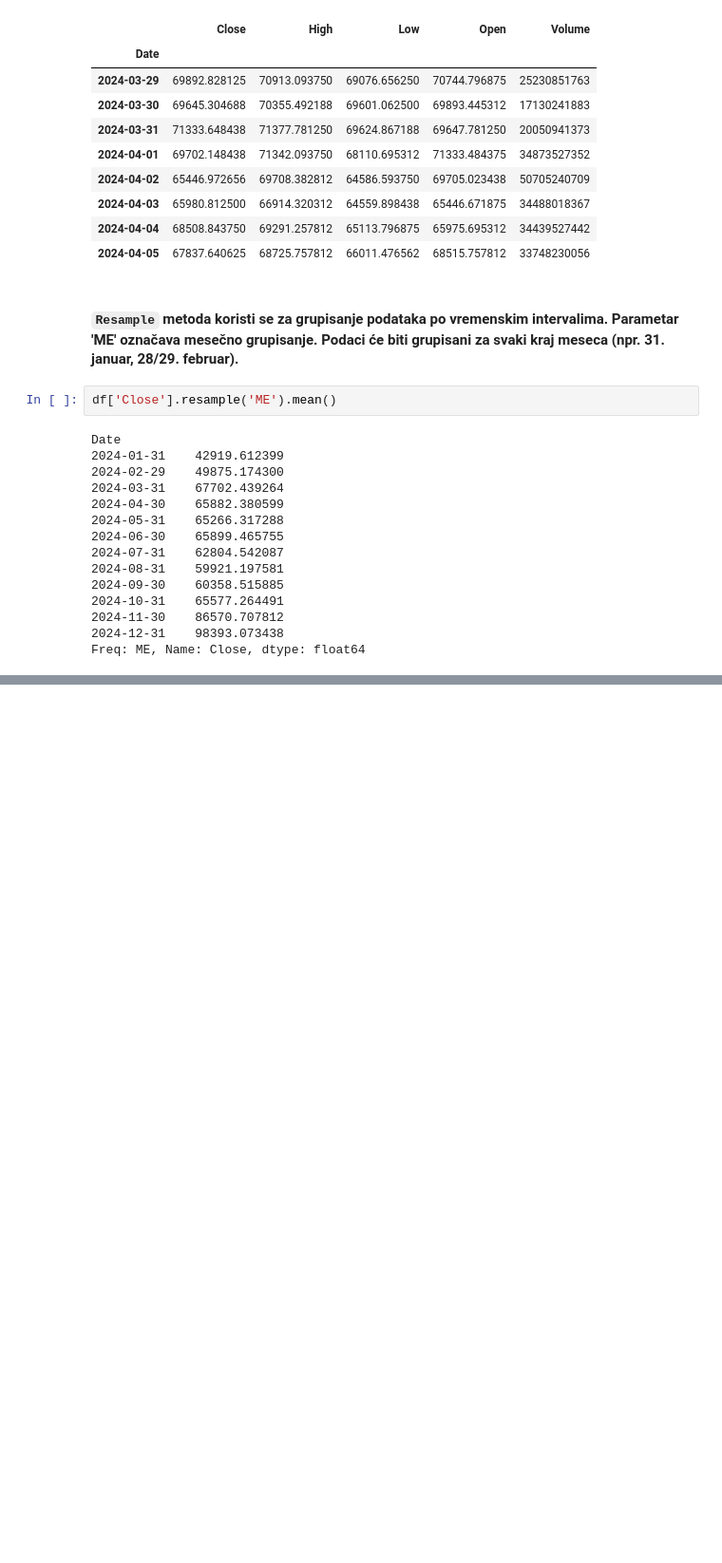
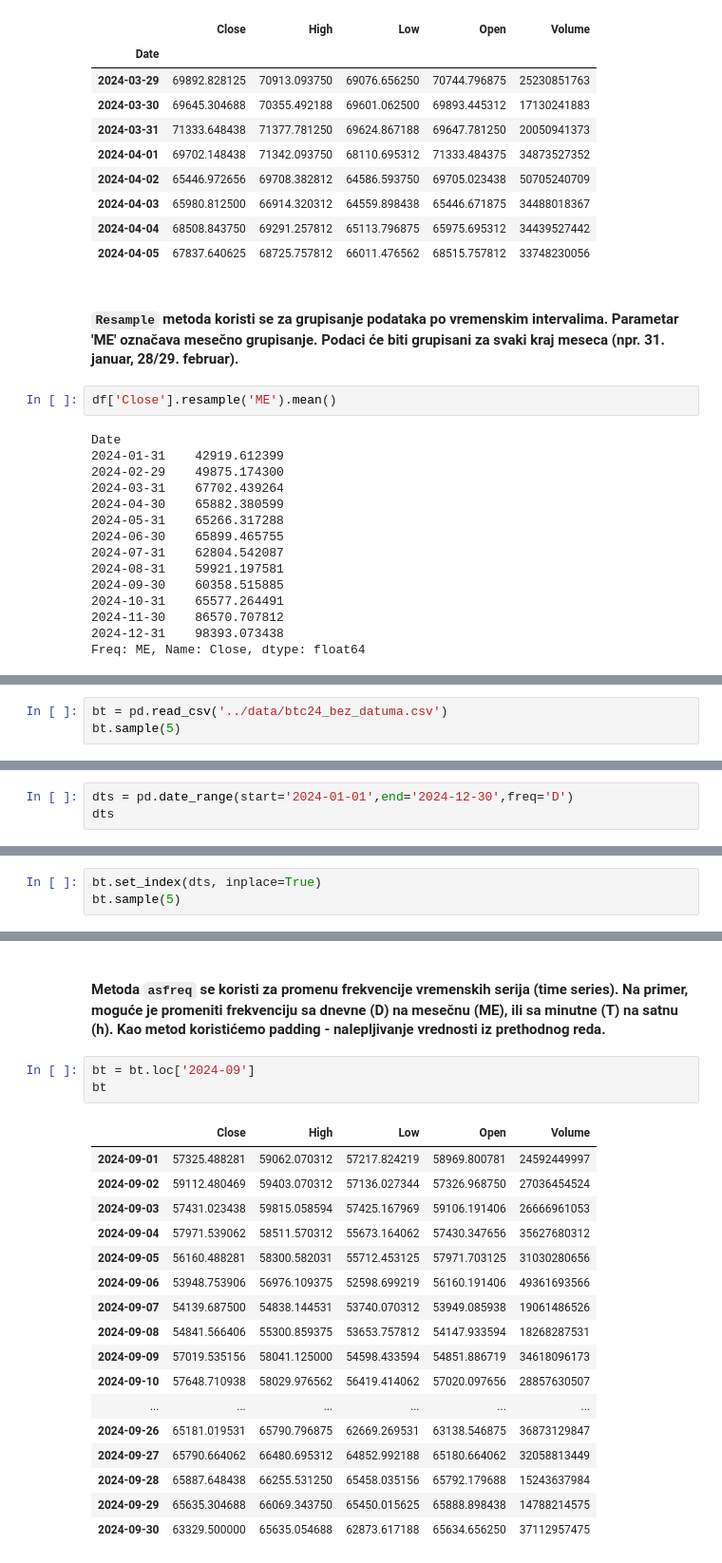
Before and after one commit to Niecmano/sempandas, a Jupyter notebook: notebooks/pandas5.ipynb, the cells around one changed output, grey strips where cells are left out. Shown: that part at 95% size. Cells and saved outputs as stored; diff of their text form; blank space fills up the shorter version.

```diff
--- a/notebooks/pandas5.ipynb
+++ b/notebooks/pandas5.ipynb
@@ -108,0 +112,3 @@ Freq: ME, Name: Close, dtype: float64
+# %%
+bt = pd.read_csv('../data/btc24_bez_datuma.csv')
+bt.sample(5)
@@ -108,0 +124,3 @@ Freq: ME, Name: Close, dtype: float64
+# %%
+dts = pd.date_range(start='2024-01-01',end='2024-12-30',freq='D')
+dts
@@ -108,0 +138,3 @@ Freq: ME, Name: Close, dtype: float64
+# %%
+bt.set_index(dts, inplace=True)
+bt.sample(5)
@@ -108,0 +148,23 @@ Freq: ME, Name: Close, dtype: float64
+# %% [markdown]
+#### Metoda `asfreq` se koristi za promenu frekvencije vremenskih serija (time series). Na primer, moguće je promeniti frekvenciju sa dnevne (D) na mesečnu (ME), ili sa minutne (T) na satnu (h). Kao metod koristićemo padding - nalepljivanje vrednosti iz prethodnog reda.
+# %%
+bt = bt.loc['2024-09']
+bt
+# %% [output]
+|  | Close | High | Low | Open | Volume |
+| 2024-09-01 | 57325.488281 | 59062.070312 | 57217.824219 | 58969.800781 | 24592449997 |
+| 2024-09-02 | 59112.480469 | 59403.070312 | 57136.027344 | 57326.968750 | 27036454524 |
+| 2024-09-03 | 57431.023438 | 59815.058594 | 57425.167969 | 59106.191406 | 26666961053 |
+| 2024-09-04 | 57971.539062 | 58511.570312 | 55673.164062 | 57430.347656 | 35627680312 |
+| 2024-09-05 | 56160.488281 | 58300.582031 | 55712.453125 | 57971.703125 | 31030280656 |
+| 2024-09-06 | 53948.753906 | 56976.109375 | 52598.699219 | 56160.191406 | 49361693566 |
+| 2024-09-07 | 54139.687500 | 54838.144531 | 53740.070312 | 53949.085938 | 19061486526 |
+| 2024-09-08 | 54841.566406 | 55300.859375 | 53653.757812 | 54147.933594 | 18268287531 |
+| 2024-09-09 | 57019.535156 | 58041.125000 | 54598.433594 | 54851.886719 | 34618096173 |
+| 2024-09-10 | 57648.710938 | 58029.976562 | 56419.414062 | 57020.097656 | 28857630507 |
+| ... | ... | ... | ... | ... | ... |
+| 2024-09-26 | 65181.019531 | 65790.796875 | 62669.269531 | 63138.546875 | 36873129847 |
+| 2024-09-27 | 65790.664062 | 66480.695312 | 64852.992188 | 65180.664062 | 32058813449 |
+| 2024-09-28 | 65887.648438 | 66255.531250 | 65458.035156 | 65792.179688 | 15243637984 |
+| 2024-09-29 | 65635.304688 | 66069.343750 | 65450.015625 | 65888.898438 | 14788214575 |
+| 2024-09-30 | 63329.500000 | 65635.054688 | 62873.617188 | 65634.656250 | 37112957475 |
```
Also changed, not shown: parts of 11 cells of this notebook, 7 other files.
